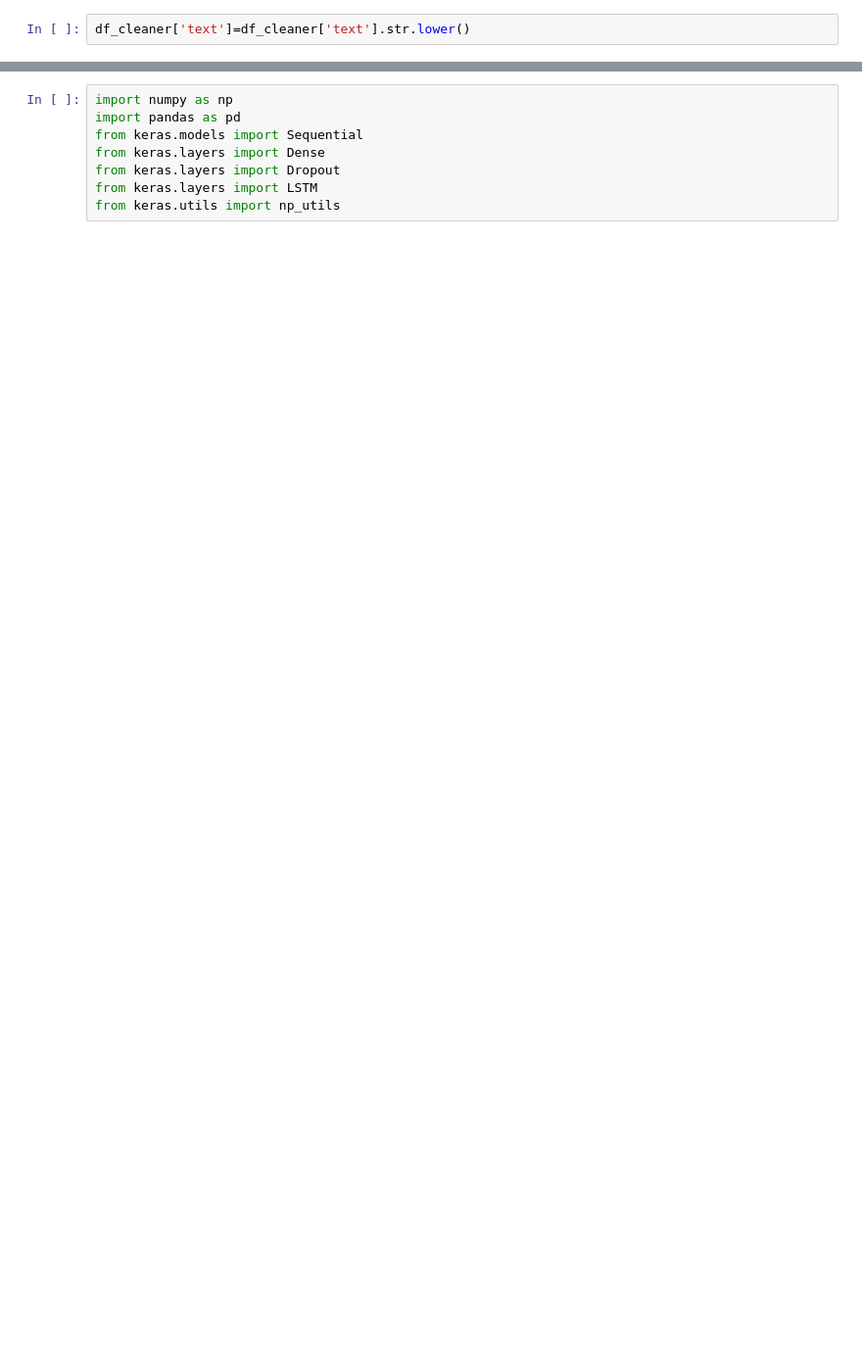
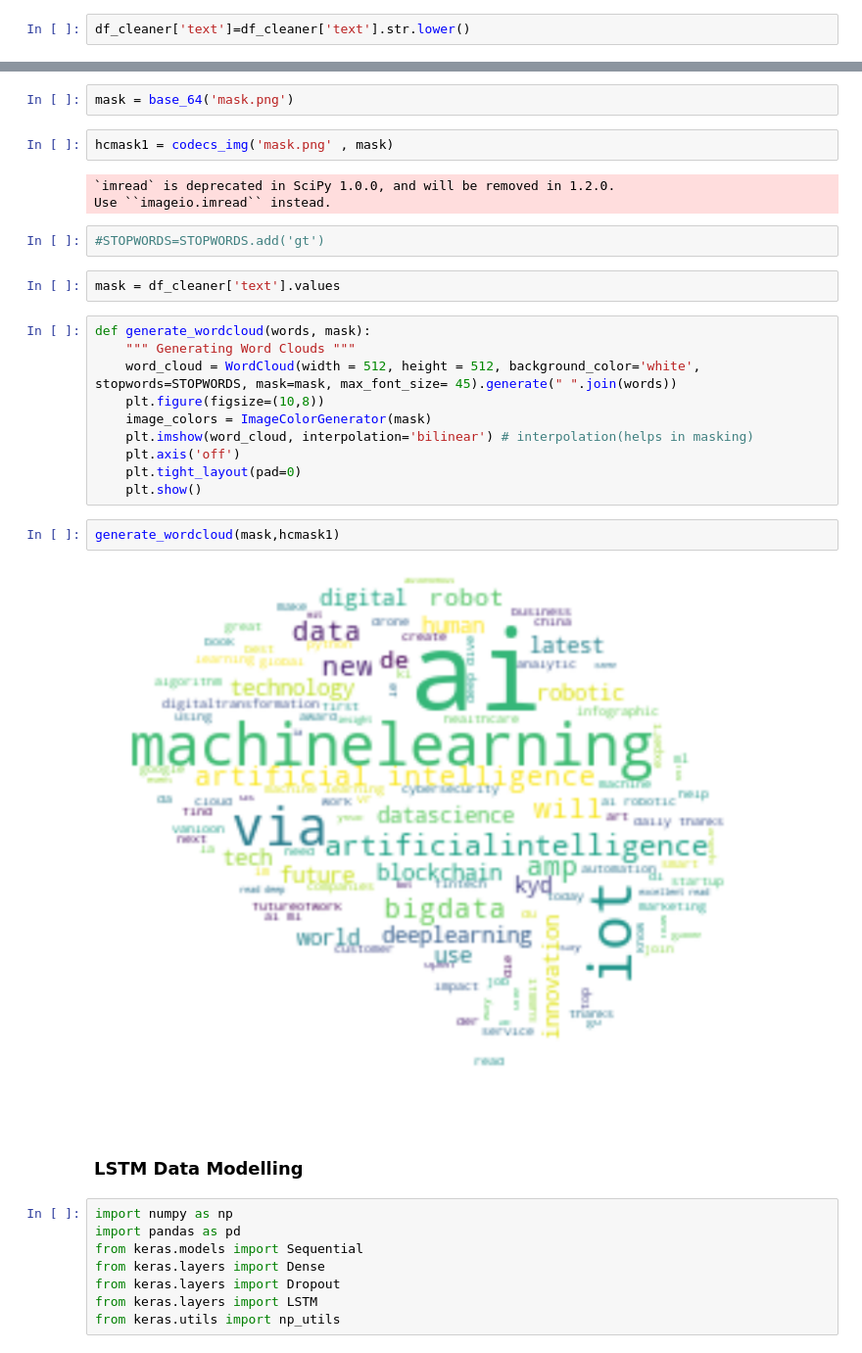
Before and after one commit to ManaliSharma/Umbrella_Academy, a Jupyter notebook: After_Metadata.ipynb, the cells around one changed output, grey strips where cells are left out. Shown at 98% size. Saved outputs shown, nothing was run; the diff lists cells and outputs as text; blank space fills up the shorter version.

Commit message:
lstm trial

```diff
--- a/After_Metadata.ipynb
+++ b/After_Metadata.ipynb
@@ -221,3 +252,30 @@ plt.axis("off")
+# %%
+mask = base_64('mask.png')
+# %%
+hcmask1 = codecs_img('mask.png' , mask)
+# %% [output]
+`imread` is deprecated in SciPy 1.0.0, and will be removed in 1.2.0.
+Use ``imageio.imread`` instead.
+# %%
+#STOPWORDS=STOPWORDS.add('gt')
+# %%
+mask = df_cleaner['text'].values
+# %%
+def generate_wordcloud(words, mask):
+    """ Generating Word Clouds """
+    word_cloud = WordCloud(width = 512, height = 512, background_color='white', stopwords=STOPWORDS, mask=mask, max_font_size= 45).generate(" ".join(words))
+    plt.figure(figsize=(10,8))
+    image_colors = ImageColorGenerator(mask)
+    plt.imshow(word_cloud, interpolation='bilinear') # interpolation(helps in masking)
+    plt.axis('off')
+    plt.tight_layout(pad=0)
+    plt.show()
+# %%
+generate_wordcloud(mask,hcmask1)
+# %% [output]
+[figure, added]
+# %% [markdown]
+### LSTM Data Modelling
 # %%
 import numpy as np
 import pandas as pd
```
Also changed, not shown: parts of 48 cells of this notebook, 6 other files.
